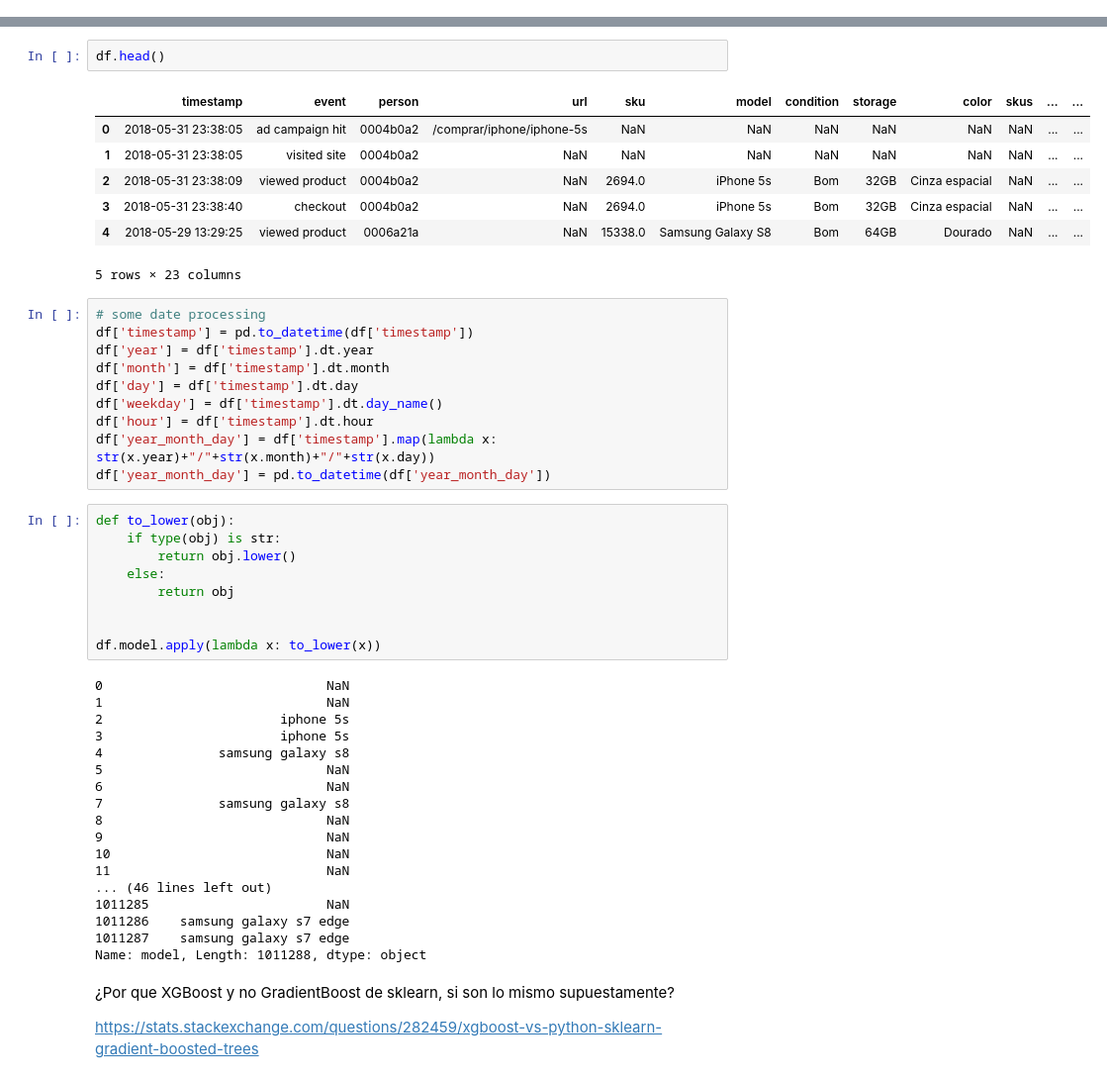
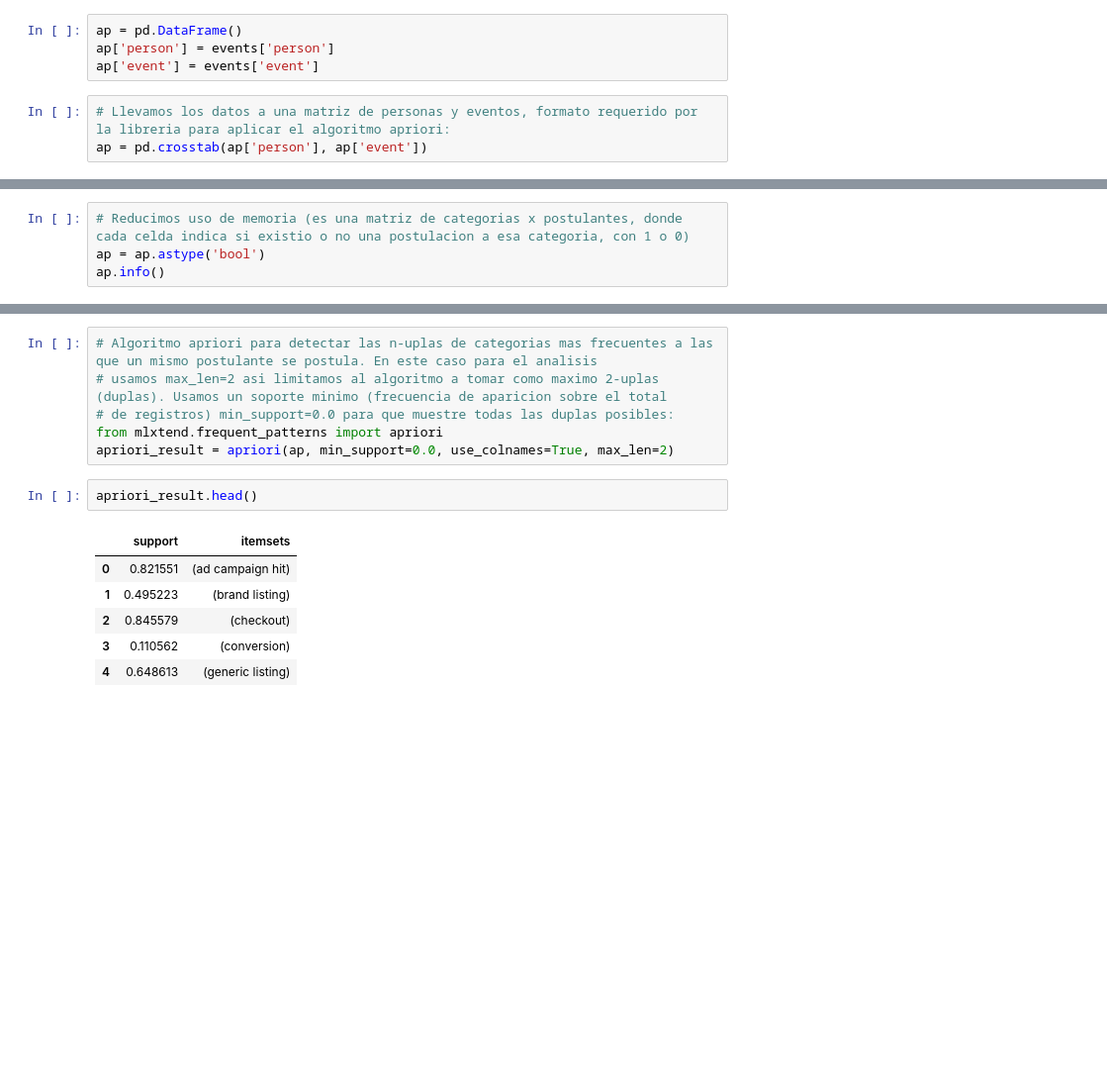
Before and after one commit to rozanecm/7506_ml, a Jupyter notebook: Untitled.ipynb, the cells around one changed output, grey strips where cells are left out. Shown at 99% size. Drawn from its saved outputs; the diff is of its cells as text; blank space fills up the shorter version.

```diff
--- a/Untitled.ipynb
+++ b/Untitled.ipynb
@@ -4,0 +71,7 @@ df = pd.read_csv('data/events.csv', dtype={'sku':object})
+# %%
+ap = pd.DataFrame()
+ap['person'] = events['person']
+ap['event'] = events['event']
+# %%
+# Llevamos los datos a una matriz de personas y eventos, formato requerido por la libreria para aplicar el algoritmo apriori:
+ap = pd.crosstab(ap['person'], ap['event'])
@@ -4,0 +89,4 @@ df = pd.read_csv('data/events.csv', dtype={'sku':object})
+# %%
+# Reducimos uso de memoria (es una matriz de categorias x postulantes, donde cada celda indica si existio o no una postulacion a esa categoria, con 1 o 0)
+ap = ap.astype('bool')
+ap.info()
@@ -5,51 +110,15 @@ df = pd.read_csv('data/events.csv', dtype={'sku':object})
+# %%
+# Algoritmo apriori para detectar las n-uplas de categorias mas frecuentes a las que un mismo postulante se postula. En este caso para el analisis
+# usamos max_len=2 asi limitamos al algoritmo a tomar como maximo 2-uplas (duplas). Usamos un soporte minimo (frecuencia de aparicion sobre el total
+# de registros) min_support=0.0 para que muestre todas las duplas posibles:
+from mlxtend.frequent_patterns import apriori
+apriori_result = apriori(ap, min_support=0.0, use_colnames=True, max_len=2)
 # %%
-df.head()
+apriori_result.head()
 # %% [output]
-|  | timestamp | event | person | url | sku | model | condition | storage | color | skus | ... | ... |
-| 0 | 2018-05-31 23:38:05 | ad campaign hit | 0004b0a2 | /comprar/iphone/iphone-5s | NaN | NaN | NaN | NaN | NaN | NaN | ... | ... |
-| 1 | 2018-05-31 23:38:05 | visited site | 0004b0a2 | NaN | NaN | NaN | NaN | NaN | NaN | NaN | ... | ... |
-| 2 | 2018-05-31 23:38:09 | viewed product | 0004b0a2 | NaN | 2694.0 | iPhone 5s | Bom | 32GB | Cinza espacial | NaN | ... | ... |
-| 3 | 2018-05-31 23:38:40 | checkout | 0004b0a2 | NaN | 2694.0 | iPhone 5s | Bom | 32GB | Cinza espacial | NaN | ... | ... |
-| 4 | 2018-05-29 13:29:25 | viewed product | 0006a21a | NaN | 15338.0 | Samsung Galaxy S8 | Bom | 64GB | Dourado | NaN | ... | ... |
+|  | support | itemsets |
+| 0 | 0.821551 | (ad campaign hit) |
+| 1 | 0.495223 | (brand listing) |
+| 2 | 0.845579 | (checkout) |
+| 3 | 0.110562 | (conversion) |
+| 4 | 0.648613 | (generic listing) |
-5 rows × 23 columns
-# %%
-# some date processing
-df['timestamp'] = pd.to_datetime(df['timestamp'])
-df['year'] = df['timestamp'].dt.year
-df['month'] = df['timestamp'].dt.month
-df['day'] = df['timestamp'].dt.day
-df['weekday'] = df['timestamp'].dt.day_name()
-df['hour'] = df['timestamp'].dt.hour
-df['year_month_day'] = df['timestamp'].map(lambda x: str(x.year)+"/"+str(x.month)+"/"+str(x.day))
-df['year_month_day'] = pd.to_datetime(df['year_month_day'])
-# %%
-def to_lower(obj):
-    if type(obj) is str:
-        return obj.lower()
-    else:
-        return obj
-
-
-df.model.apply(lambda x: to_lower(x))
-# %% [output]
-0                             NaN
-1                             NaN
-2                       iphone 5s
-3                       iphone 5s
-4               samsung galaxy s8
-5                             NaN
-6                             NaN
-7               samsung galaxy s8
-8                             NaN
-9                             NaN
-10                            NaN
-11                            NaN
-... (46 lines left out)
-1011285                       NaN
-1011286    samsung galaxy s7 edge
-1011287    samsung galaxy s7 edge
-Name: model, Length: 1011288, dtype: object
-# %% [markdown]
-¿Por que XGBoost y no GradientBoost de sklearn, si son lo mismo supuestamente?
-
-https://stats.stackexchange.com/questions/282459/xgboost-vs-python-sklearn-gradient-boosted-trees
```
Also changed, not shown: parts of 38 cells of this notebook.
